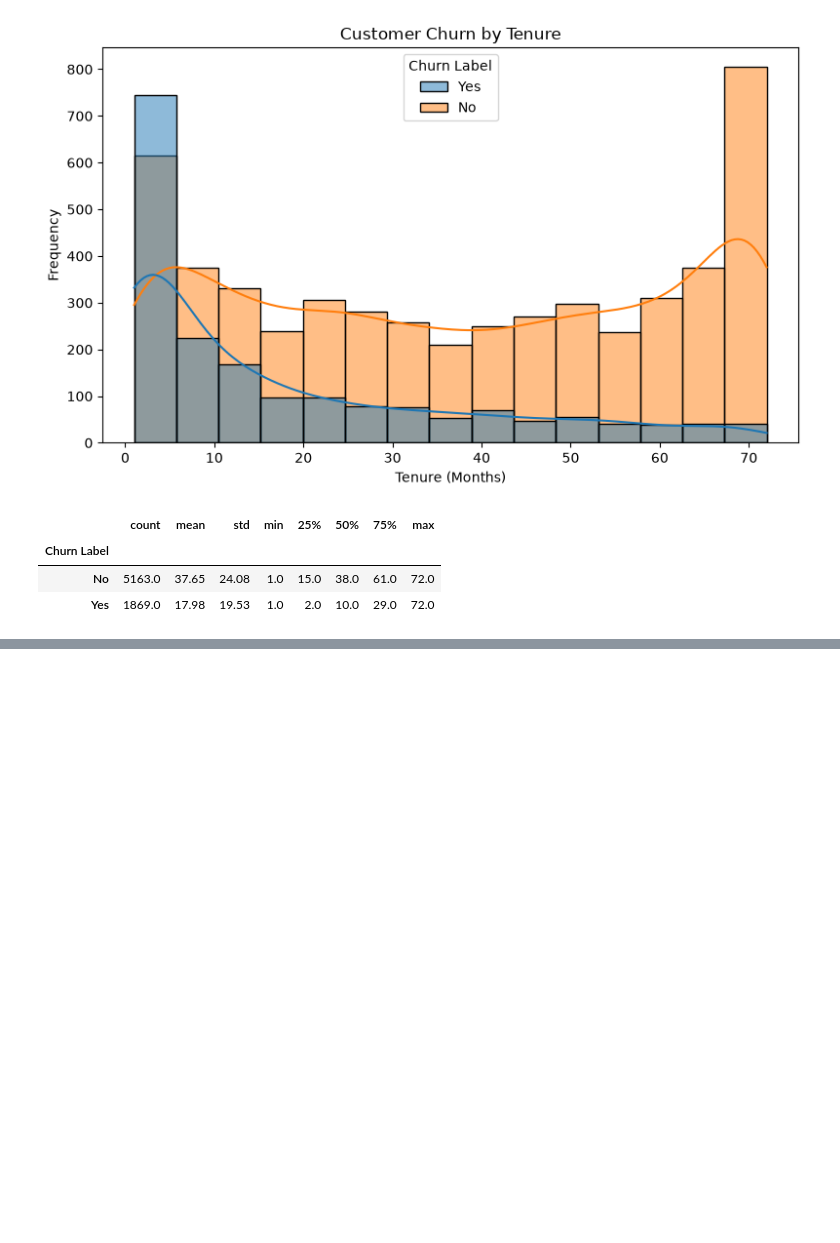
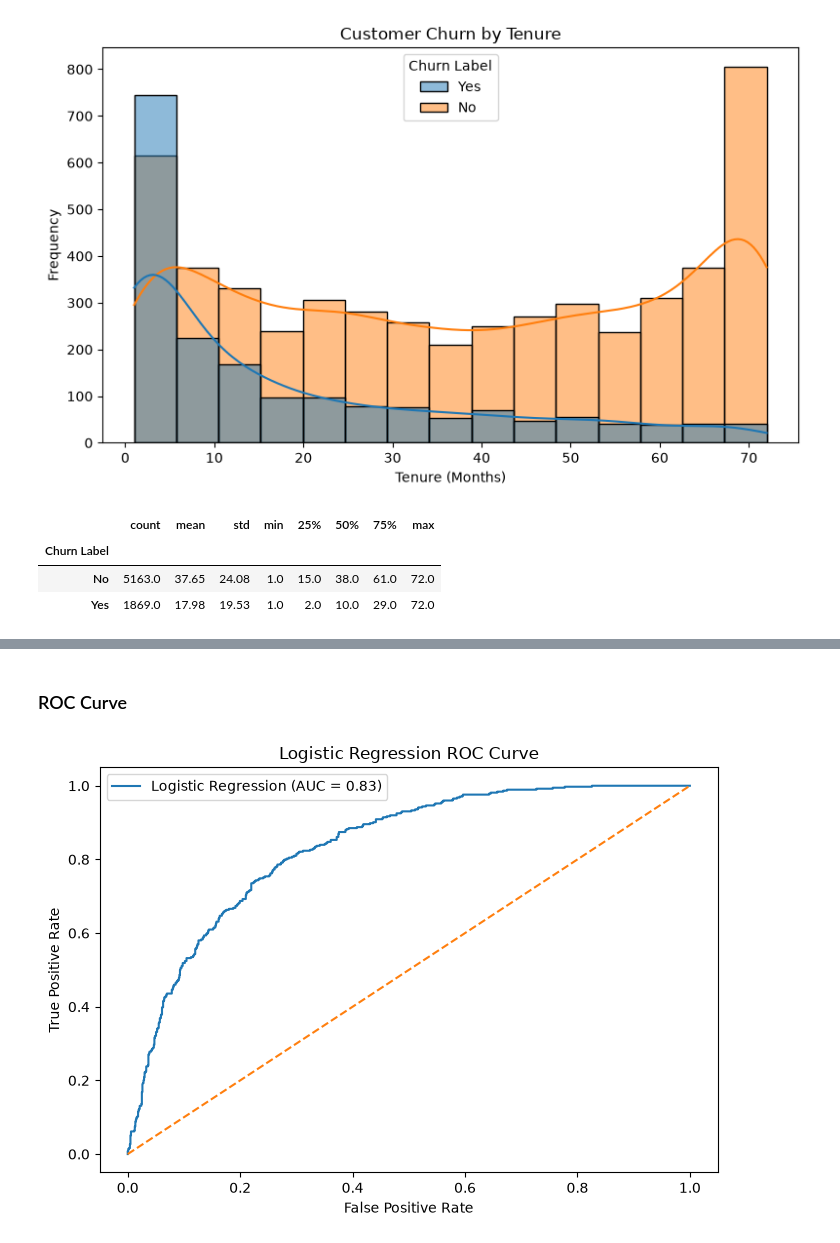
Before and after one commit to Fabio-Gedra/customer-churn-prediction, a Jupyter notebook: notebooks/churn_analysis.ipynb, the cells around one changed output, grey strips where cells are left out. Drawn from its saved outputs; the diff is of its cells as text; code cells hidden in the pictures; blank space fills up the shorter version.

```diff
--- a/notebooks/churn_analysis.ipynb
+++ b/notebooks/churn_analysis.ipynb
@@ -311,0 +610,30 @@ df.groupby("Churn Label")["Tenure Months"].describe().round(2)
+# %% [markdown]
+### ROC Curve
+# %%
+fpr, tpr, thresholds = roc_curve(y_test, y_prob_lr)
+
+plt.figure(figsize=(7,5))
+
+plt.plot(
+    fpr,
+    tpr,
+    label=f"Logistic Regression (AUC = {roc_auc_score(y_test, y_prob_lr):.2f})"
+)
+
+plt.plot(
+    [0, 1],
+    [0, 1],
+    linestyle="--"
+)
+
+plt.xlabel("False Positive Rate")
+plt.ylabel("True Positive Rate")
+
+plt.title("Logistic Regression ROC Curve")
+
+plt.legend()
+
+plt.tight_layout()
+plt.show()
+# %% [output]
+[figure, added]
```
Also changed, not shown: parts of 43 cells of this notebook, 6 other files.
